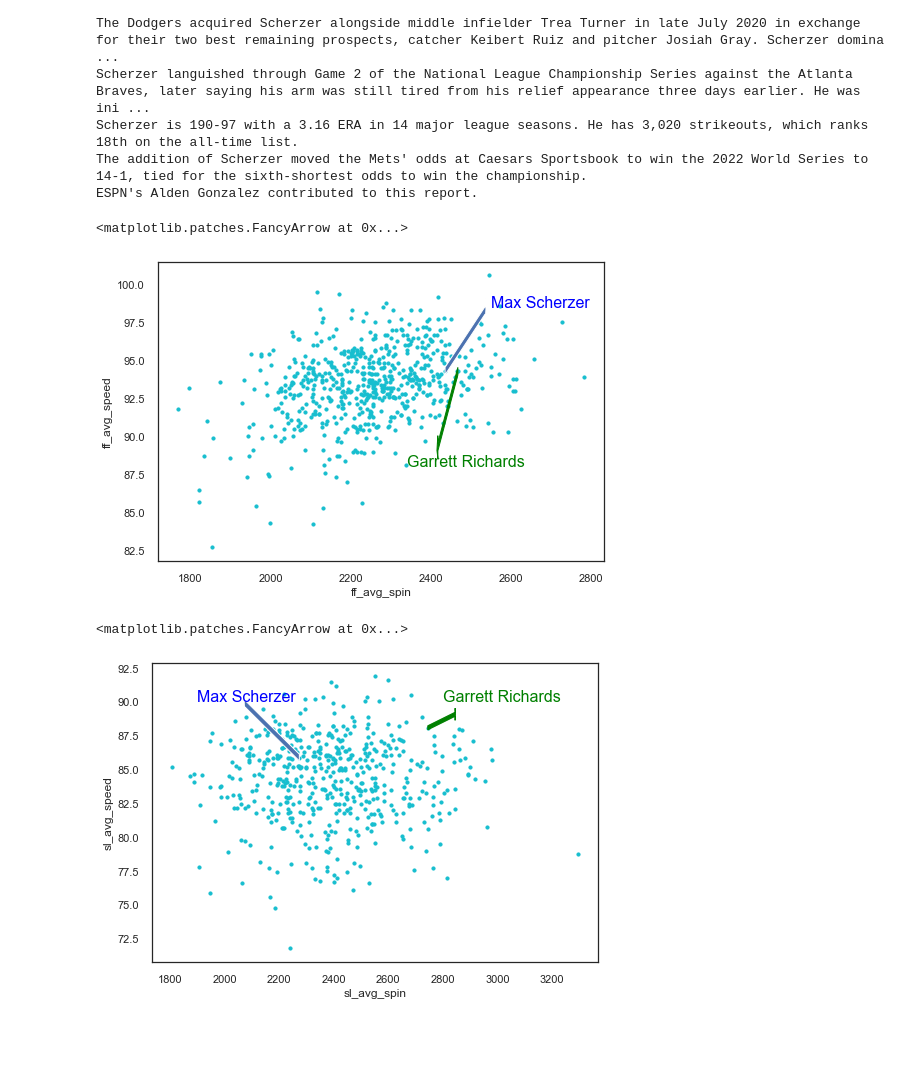
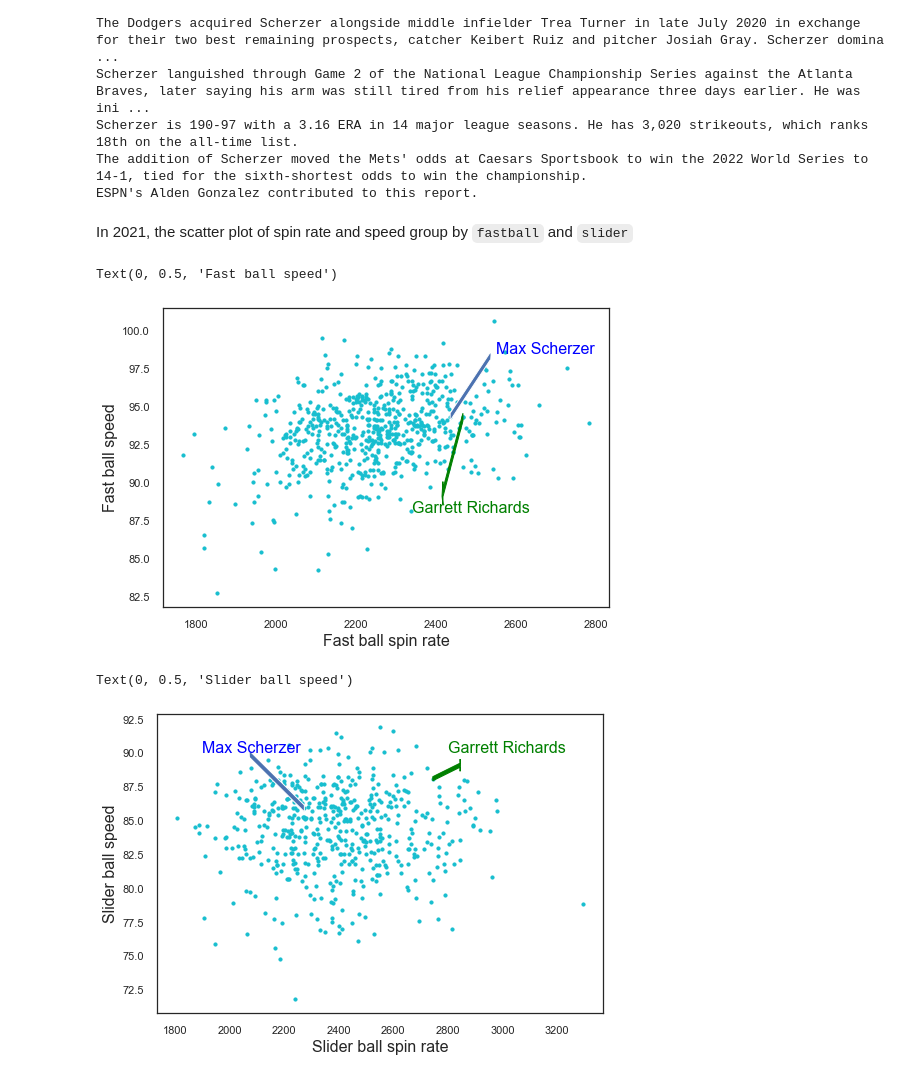
Before and after one commit to ollill0823/9999.ppwang-s-blog-posts, a Jupyter notebook: _notebooks/2022-03-12-Final-project.ipynb, the cells around one changed output. Drawn from its saved outputs; the diff is of its cells as text; code cells hidden in the pictures; blank space fills up the shorter version.

````diff
--- a/_notebooks/2022-03-12-Final-project.ipynb
+++ b/_notebooks/2022-03-12-Final-project.ipynb
@@ -1140,6 +1233,8 @@ Scherzer languished through Game 2 of the National League Championship Series ag
 Scherzer is 190-97 with a 3.16 ERA in 14 major league seasons. He has 3,020 strikeouts, which ranks 18th on the all-time list.
 The addition of Scherzer moved the Mets' odds at Caesars Sportsbook to win the 2022 World Series to 14-1, tied for the sixth-shortest odds to win the championship.
 ESPN's Alden Gonzalez contributed to this report.
+# %% [markdown]
+In 2021, the scatter plot of spin rate and speed group by ```fastball``` and ```slider```
 # %%
 RW = pd.read_csv('MLB_data/2021-Pitchers-overall-final.csv')
 RW.insert(2, 'name', RW['first_name'] +'_'+ RW.last_name)
@@ -1149,18 +1244,20 @@ ax.text(2550,98.5,'Max Scherzer',fontsize=16,color='BLue')
 ax.arrow(2436, 94.3, 100, 4, width = 0.5)
 ax.text(2340,88,'Garrett Richards',fontsize=16,color='Green')
 ax.arrow(2468, 94.3, -50, -5, width = 0.5, color= 'Green')
+ax.set_xlabel('Fast ball spin rate',fontsize=16)
+ax.set_ylabel('Fast ball speed',fontsize=16)
 # %% [output]
-<matplotlib.patches.FancyArrow at 0x...>
+Text(0, 0.5, 'Fast ball speed')
-[figure, old version]
+[figure, new version]
 # %%
-RW = pd.read_csv('MLB_data/2021-Pitchers-overall-final.csv')
-RW.insert(2, 'name', RW['first_name'] +'_'+ RW.last_name)
 color1=plt.cm.tab10(5.4)
-ax=RW.plot(kind='scatter', x='sl_avg_spin', y='sl_avg_speed',c=np.array(color1).reshape(1,-1),s=10)
-ax.text(1900,90,'Max Scherzer',fontsize=16,color='BLue')
-ax.arrow(2274, 85.9, -200, 4, width = 0.5)
-ax.text(2800,90,'Garrett Richards',fontsize=16,color='Green')
-ax.arrow(2745, 88.1, 100, 1, width = 0.3, color= 'Green')
+ax2=RW.plot(kind='scatter', x='sl_avg_spin', y='sl_avg_speed',c=np.array(color1).reshape(1,-1),s=10)
+ax2.text(1900,90,'Max Scherzer',fontsize=16,color='BLue')
+ax2.arrow(2274, 85.9, -200, 4, width = 0.5)
+ax2.text(2800,90,'Garrett Richards',fontsize=16,color='Green')
+ax2.arrow(2745, 88.1, 100, 1, width = 0.3, color= 'Green')
+ax2.set_xlabel('Slider ball spin rate',fontsize=16)
+ax2.set_ylabel('Slider ball speed',fontsize=16)
 # %% [output]
-<matplotlib.patches.FancyArrow at 0x...>
+Text(0, 0.5, 'Slider ball speed')
-[figure, old version]
+[figure, new version]
````
Also changed, not shown: parts of 34 cells of this notebook.
